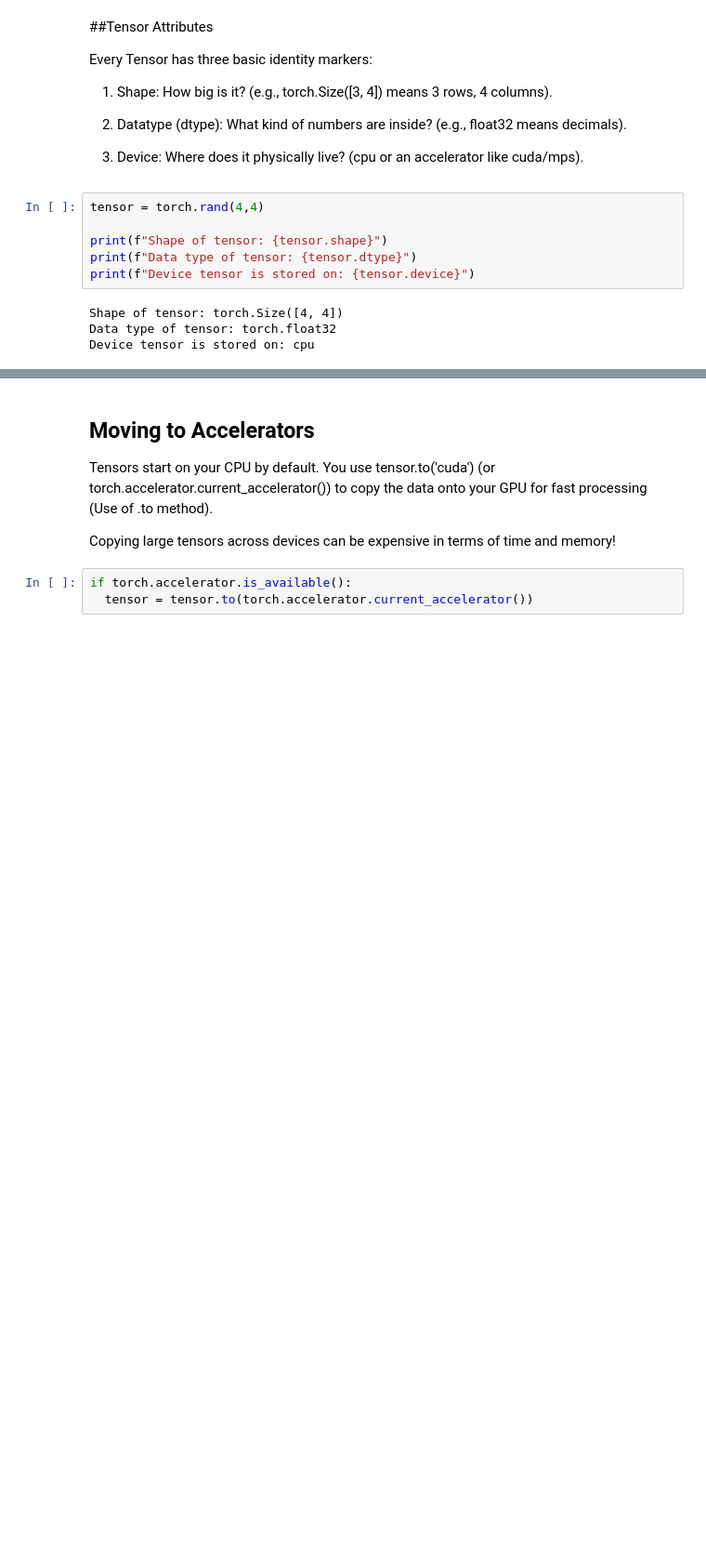
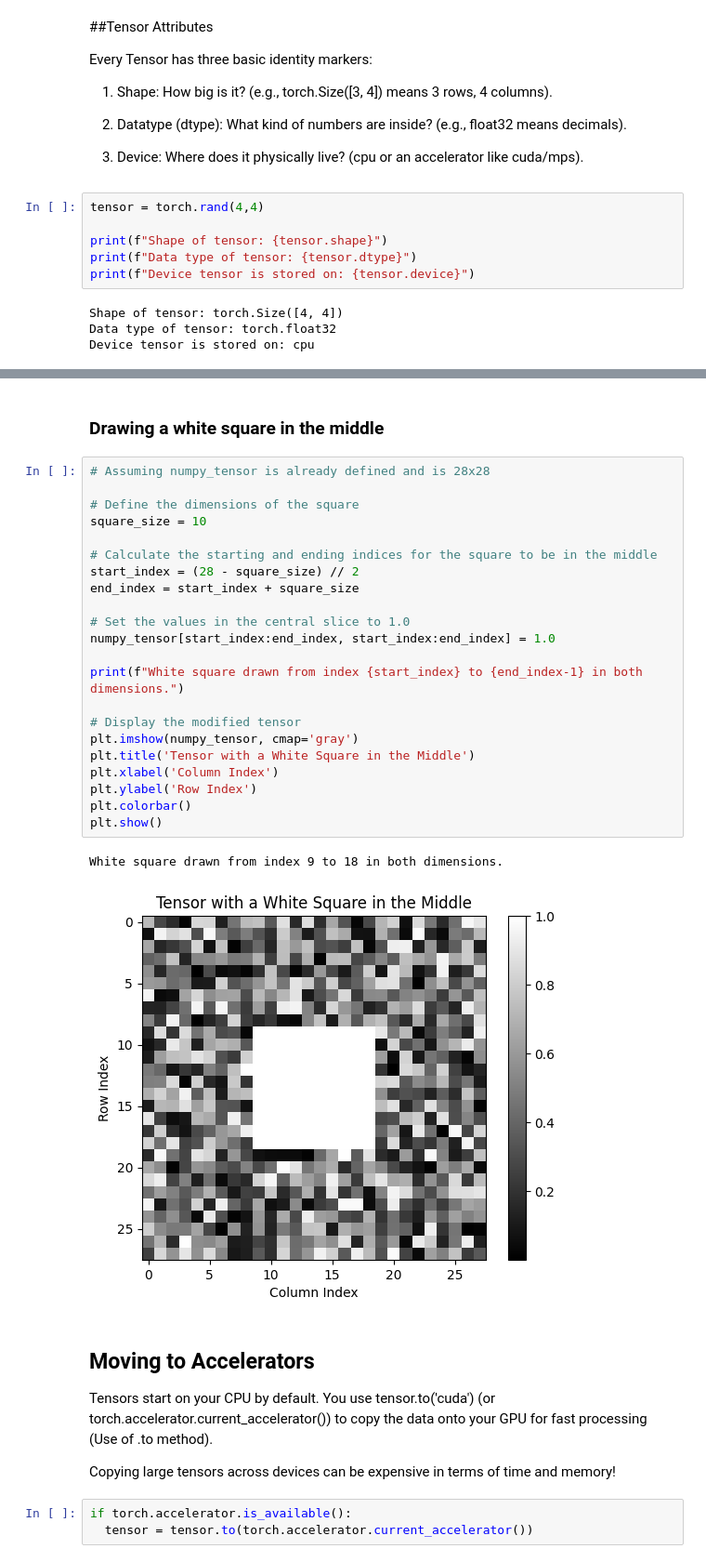
Before and after one commit to Pema-Codes/pytorch-learning, a Jupyter notebook: 01_pytorch_tensors.ipynb, the cells around one changed output, grey strips where cells are left out. Shown at 93% size. Saved outputs shown, nothing was run; the diff lists cells and outputs as text; blank space fills up the shorter version.

```diff
--- a/01_pytorch_tensors.ipynb
+++ b/01_pytorch_tensors.ipynb
@@ -93,3 +112,30 @@ Device tensor is stored on: cpu
+# %% [markdown]
+### Drawing a white square in the middle
+# %%
+# Assuming numpy_tensor is already defined and is 28x28
+
+# Define the dimensions of the square
+square_size = 10
+
+# Calculate the starting and ending indices for the square to be in the middle
+start_index = (28 - square_size) // 2
+end_index = start_index + square_size
+
+# Set the values in the central slice to 1.0
+numpy_tensor[start_index:end_index, start_index:end_index] = 1.0
+
+print(f"White square drawn from index {start_index} to {end_index-1} in both dimensions.")
+
+# Display the modified tensor
+plt.imshow(numpy_tensor, cmap='gray')
+plt.title('Tensor with a White Square in the Middle')
+plt.xlabel('Column Index')
+plt.ylabel('Row Index')
+plt.colorbar()
+plt.show()
+# %% [output]
+White square drawn from index 9 to 18 in both dimensions.
+[figure, added]
 # %% [markdown]
 ## Moving to Accelerators
 
```
Also changed, not shown: parts of 2 cells of this notebook.
